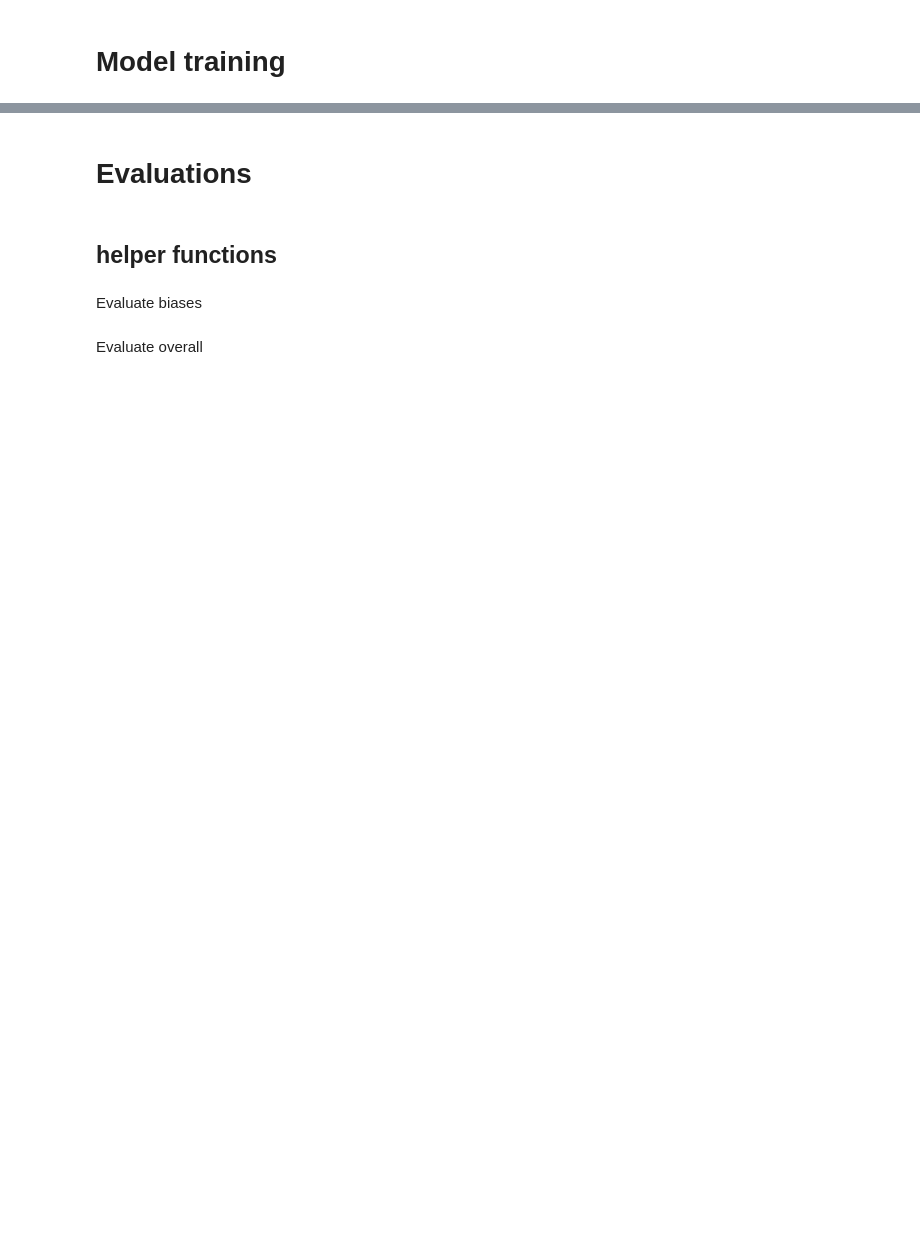
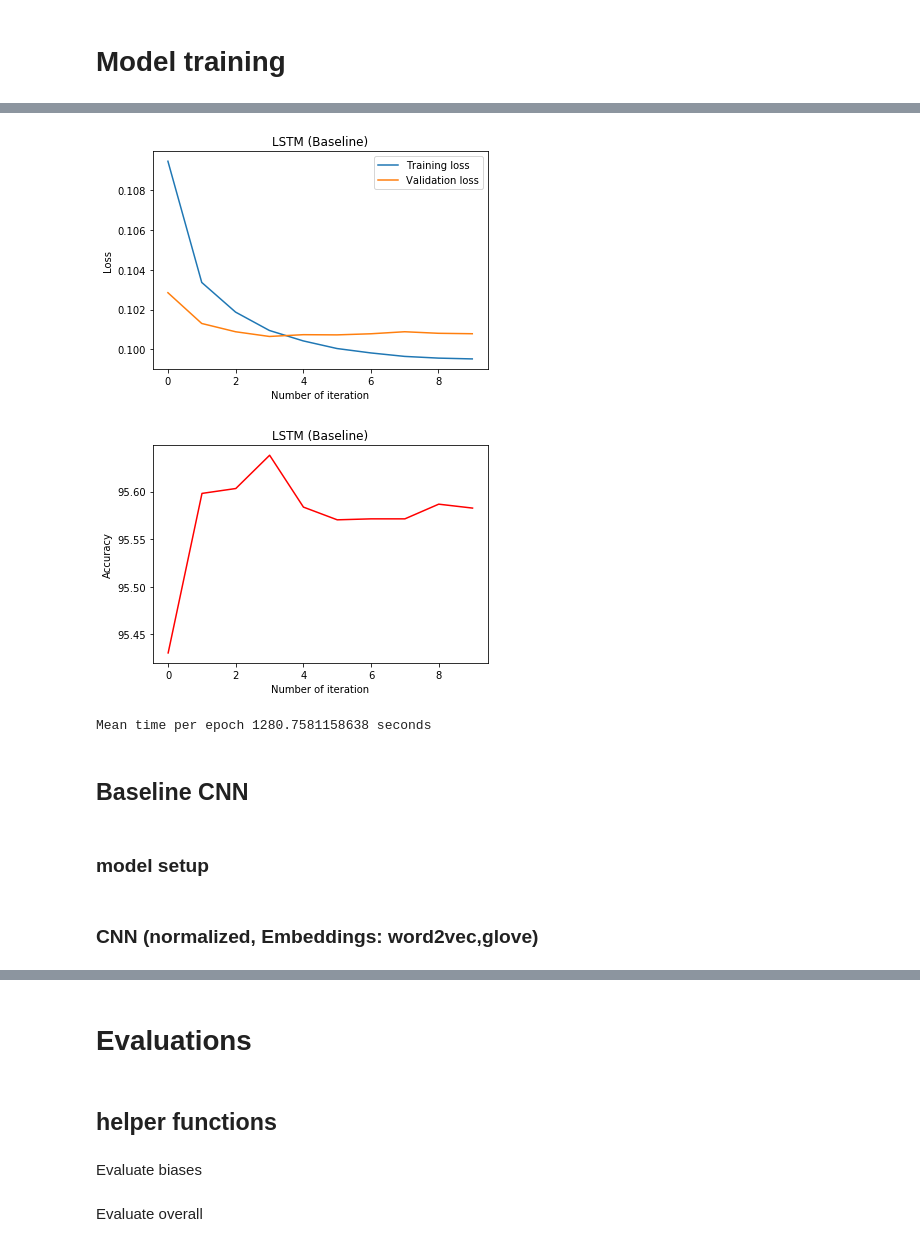
Before and after one commit to imbealopez/Toxicity-Detection, a Jupyter notebook: ToxicityDetection.ipynb, the cells around one changed output, grey strips where cells are left out. Drawn from its saved outputs; the diff is of its cells as text; code cells hidden in the pictures; blank space fills up the shorter version.

Commit message:
Bi-LSTM, CNN, Evaluations Done. Ready for ablation model testing.

```diff
--- a/ToxicityDetection.ipynb
+++ b/ToxicityDetection.ipynb
@@ -2378,0 +2514,12 @@ def one_hot_embeddings(word2index, vectorizer):
+# %%
+#tests
+test_word = [""] * 4
+print(len(test_word))
+print(test_word)
+print(max(word_dict.values()))
+print(len(word_dict))
+
+for word, i in word_dict.items():
+    print(word)
+    print(i)
+    break
@@ -2549,22 +2936,25 @@ y_test_torch = torch.tensor(np.hstack([y_test[:, np.newaxis], y_aux_test]), dtyp
 # %%
+%%time
 train_dataset = data.TensorDataset(x_train_torch, y_train_torch)
 test_dataset = data.TensorDataset(x_test_torch, y_test_torch)
 
 all_test_preds = []
 
-#train two different model seeds
+#set the number of model seeds to train
+NUM_MODELS = 1
 for model_idx in range(NUM_MODELS):
     print('Model ', model_idx)
-    seed_everything(1234 + model_idx)
+    seed_everything(42 + model_idx)
 
     model = NeuralNet(embedding_matrix, y_aux_train.shape[-1])
     model.cuda()
 
-    test_preds = train_model(model, train_dataset, test_dataset, output_dim=y_train_torch.shape[-1],
-                             loss_fn=nn.BCEWithLogitsLoss(reduction='mean'))
+    test_preds,epoch_times,loss_list_test,loss_list,accuracy_list = train_model(model, train_dataset, test_dataset, output_dim=y_train_torch.shape[-1],
+                             loss_fn=nn.BCEWithLogitsLoss(reduction='mean'),n_epochs=10)
     all_test_preds.append(test_preds)
     print()
 
 #prediction column
 MODEL_NAME = 'prediction'
+test_private_comments[MODEL_NAME] = np.mean(all_test_preds, axis=0)[:, 0]
 test_private_comments_bool[MODEL_NAME] = np.mean(all_test_preds, axis=0)[:, 0]
@@ -2570,0 +2978,26 @@ test_private_comments_bool[MODEL_NAME] = np.mean(all_test_preds, axis=0)[:, 0]
+# %%
+# visualization loss
+iteration_list=range(len(loss_list))
+plt.plot(iteration_list,loss_list, label='Training loss')
+plt.plot(iteration_list,loss_list_test, label='Validation loss')
+plt.xlabel("Number of iteration")
+plt.ylabel("Loss")
+plt.title("LSTM (Baseline)")
+plt.legend()
+plt.show()
+
+# visualization accuracy
+plt.plot(iteration_list,accuracy_list,color = "red")
+plt.xlabel("Number of iteration")
+plt.ylabel("Accuracy")
+plt.title("LSTM (Baseline)")
+plt.show()
+
+print(f"Mean time per epoch {np.mean(epoch_times)} seconds") # returns time in sec
+#print(f"Best accuracy: {best_acc}  Best training loss: {min(loss_list)}  Best validation loss: {min(loss_list_test)}")
+# %% [output]
+[figure, added]
+[figure, added]
+Mean time per epoch 1280.7581158638 seconds
+# %% [markdown]
+## Baseline CNN
@@ -2570,0 +3013,2 @@ test_private_comments_bool[MODEL_NAME] = np.mean(all_test_preds, axis=0)[:, 0]
+# %% [markdown]
+### model setup
@@ -2570,0 +3109,2 @@ test_private_comments_bool[MODEL_NAME] = np.mean(all_test_preds, axis=0)[:, 0]
+# %% [markdown]
+### CNN (normalized, Embeddings: word2vec,glove)
```
Also changed, not shown: parts of 58 cells of this notebook.
